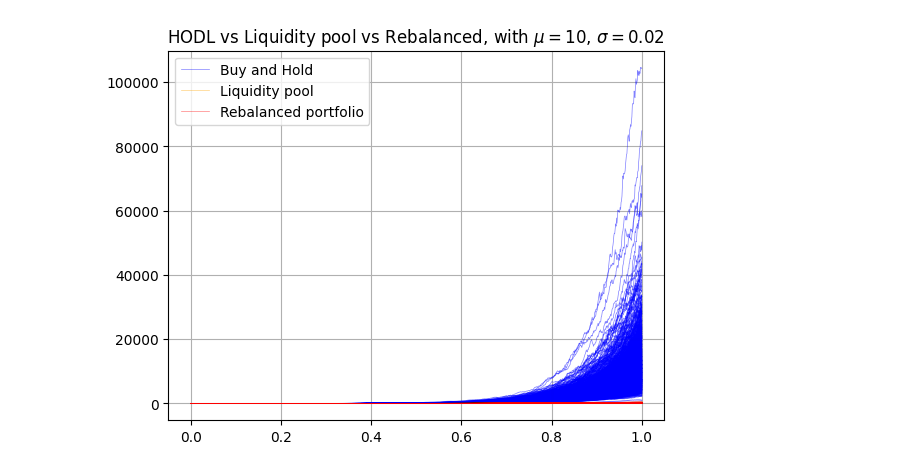
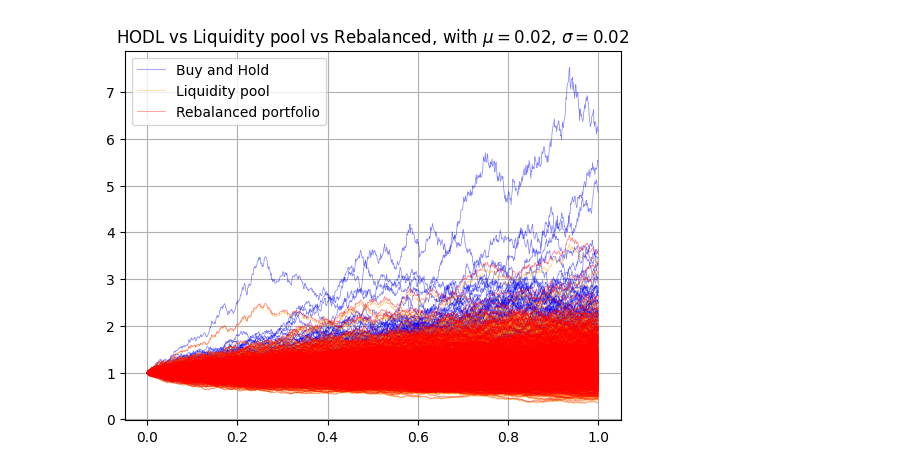
Before and after one commit to JensGBG/idea-mve745, a Jupyter notebook: simulation_workbench_3.ipynb, the cells around one changed output. Drawn from its saved outputs; the diff is of its cells as text; code cells hidden in the pictures.

```diff
--- a/simulation_workbench_3.ipynb
+++ b/simulation_workbench_3.ipynb
@@ -6,7 +6,7 @@ dt = 0.001
 T = 1
 t_array = np.arange(0, T+dt, dt)
 
-mu = 10
+mu = 0.02
 sigma = 0.02
 S_0 = 100
 
@@ -26,6 +26,8 @@ w_0 = 1 - w_1
 N = 1000
 gbms = [simulate_gbm(mu=mu, sigma=sigma, dt=dt, T=T, S_0=S_0) for i in range(N)]
 gbm_matrix = np.vstack(gbms).T
+gbm_matrix = gbm_matrix / gbm_matrix[0]
+
 # Simulating buy and hold
 buy_n_hold_matrix = w_1*gbm_matrix + w_0*gbm_matrix[0]
 buy_n_hold_matrix = buy_n_hold_matrix / buy_n_hold_matrix[0]
@@ -40,34 +42,34 @@ plt.plot(t_array, buy_n_hold_matrix[:, -1], color='blue', alpha=alpha, linewidth
 #plt.hlines(y=1+np.log(gbms[-1][-1]/gbms[-1][0]), xmin=0, xmax=T)
 
 s_matrix = c * 1/(w_0*w_1) * gbm_matrix**w_1
 s_matrix = s_matrix / s_matrix[0]
 
 for i in range(s_matrix.shape[1]-1):
     s = s_matrix[:, i]
     plt.plot(t_array, s, alpha=alpha, linewidth=linewidth, color='orange')
 plt.plot(t_array, s_matrix[:, -1], alpha=alpha, linewidth=linewidth, color='orange', label='Liquidity pool')
 
 gbm_returns_matrix = gbm_matrix[1:] / gbm_matrix[:-1]
 rebalance_log_returns = np.log(w_1*gbm_returns_matrix + w_0)
 
 rebalance_matrix = np.full(shape=gbm_matrix.shape, fill_value=np.log(100))
 
 rebalance_matrix[1:] = rebalance_log_returns
 rebalance_matrix = np.cumsum(rebalance_matrix, axis=0)
 rebalance_matrix = np.exp(rebalance_matrix)
 rebalance_matrix = rebalance_matrix / rebalance_matrix[0]
 
 for i in range(rebalance_matrix.shape[1]-1):
     X = rebalance_matrix[:, i]
     plt.plot(t_array, X, alpha=alpha, linewidth=linewidth, color='red')
 plt.plot(t_array, rebalance_matrix[:, -1], alpha=alpha, linewidth=linewidth, color='red', label='Rebalanced portfolio')
 
 plt.title(f"HODL vs Liquidity pool vs Rebalanced, with $\mu = ${mu}, $\sigma = ${sigma}")
 plt.grid()
 plt.legend()
 plt.show()
 # %% [output]
-[figure, old version]
+[figure, new version]
 # %%
 diff_rebalance = rebalance_matrix - s_matrix
 for i in range(rebalance_matrix.shape[1]-1):
```
Also changed, not shown: parts of 2 cells of this notebook.
